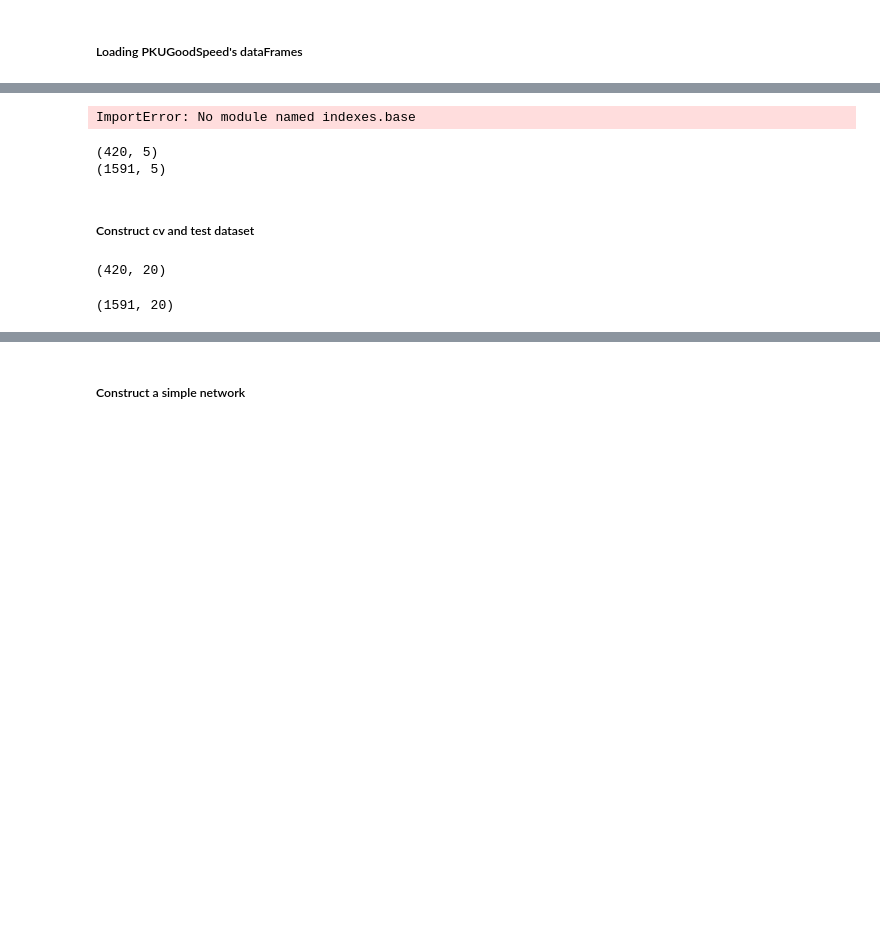
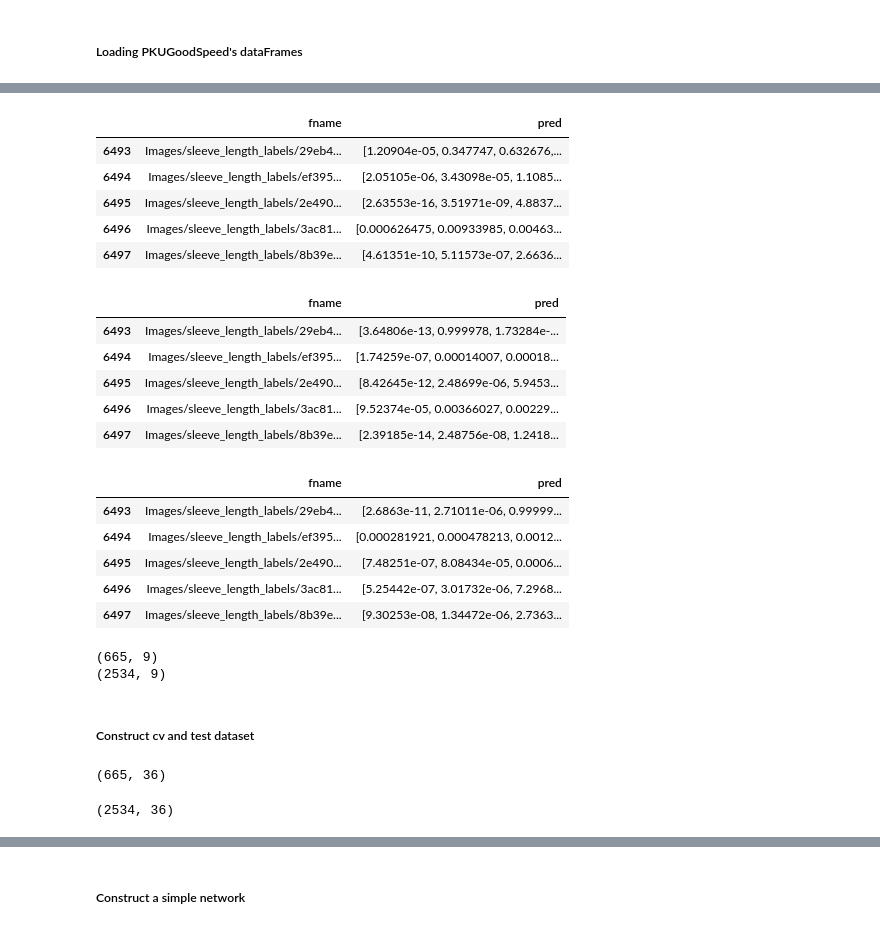
Before and after one commit to PKUGoodSpeed/FashionAiContest, a Jupyter notebook: ensemble/stacking_logic.ipynb, the cells around one changed output, grey strips where cells are left out. Drawn from its saved outputs; the diff is of its cells as text; code cells hidden in the pictures; blank space fills up the shorter version.

```diff
--- a/ensemble/stacking_logic.ipynb
+++ b/ensemble/stacking_logic.ipynb
@@ -45,22 +57,39 @@ ImportError: No module named indexes.base
 # %%
 tt2 = pd.read_pickle('../pkugoodspeed/output/inception/'+LABEL+'_test.pik')
 tt3 = pd.read_pickle('../pkugoodspeed/output/kerasresnet/'+LABEL+'_test.pik')
 tt4 = pd.read_pickle('../pkugoodspeed/output/xception/'+LABEL+'_test.pik')
-display(tt2[:3])
-display(tt3[:3])
-display(tt4[:3])
+display(tt2[:5])
+display(tt3[:5])
+display(tt4[:5])
 # %% [output]
-ImportError: No module named indexes.base
+|  | fname | pred |
+| 6493 | Images/sleeve_length_labels/29eb4... | [1.20904e-05, 0.347747, 0.632676,... |
+| 6494 | Images/sleeve_length_labels/ef395... | [2.05105e-06, 3.43098e-05, 1.1085... |
+| 6495 | Images/sleeve_length_labels/2e490... | [2.63553e-16, 3.51971e-09, 4.8837... |
+| 6496 | Images/sleeve_length_labels/3ac81... | [0.000626475, 0.00933985, 0.00463... |
+| 6497 | Images/sleeve_length_labels/8b39e... | [4.61351e-10, 5.11573e-07, 2.6636... |
+|  | fname | pred |
+| 6493 | Images/sleeve_length_labels/29eb4... | [3.64806e-13, 0.999978, 1.73284e-... |
+| 6494 | Images/sleeve_length_labels/ef395... | [1.74259e-07, 0.00014007, 0.00018... |
+| 6495 | Images/sleeve_length_labels/2e490... | [8.42645e-12, 2.48699e-06, 5.9453... |
+| 6496 | Images/sleeve_length_labels/3ac81... | [9.52374e-05, 0.00366027, 0.00229... |
+| 6497 | Images/sleeve_length_labels/8b39e... | [2.39185e-14, 2.48756e-08, 1.2418... |
+|  | fname | pred |
+| 6493 | Images/sleeve_length_labels/29eb4... | [2.6863e-11, 2.71011e-06, 0.99999... |
+| 6494 | Images/sleeve_length_labels/ef395... | [0.000281921, 0.000478213, 0.0012... |
+| 6495 | Images/sleeve_length_labels/2e490... | [7.48251e-07, 8.08434e-05, 0.0006... |
+| 6496 | Images/sleeve_length_labels/3ac81... | [5.25442e-07, 3.01732e-06, 7.2968... |
+| 6497 | Images/sleeve_length_labels/8b39e... | [9.30253e-08, 1.34472e-06, 2.7363... |
 # %%
-print cv1[['x0', 'x1', 'x2', 'x3', 'x4']].values.shape
-print tt1[['x0', 'x1', 'x2', 'x3', 'x4']].values.shape
+print cv1[['x0', 'x1', 'x2', 'x3', 'x4', 'x5', 'x6', 'x7', 'x8']].values.shape
+print tt1[['x0', 'x1', 'x2', 'x3', 'x4', 'x5', 'x6', 'x7', 'x8']].values.shape
 # %% [output]
-(420, 5)
-(1591, 5)
+(665, 9)
+(2534, 9)
 # %% [markdown]
 ##### Construct cv and test dataset
 # %%
-x_1 = cv1[['x0', 'x1', 'x2', 'x3', 'x4']].values
+x_1 = cv1[['x0', 'x1', 'x2', 'x3', 'x4', 'x5', 'x6', 'x7', 'x8']].values
 x_2 = np.array(cv2.pred.tolist())
 x_3 = np.array(cv3.pred.tolist())
 x_4 = np.array(cv4.pred.tolist())
@@ -68,9 +97,9 @@ assert x_1.shape == x_2.shape == x_3.shape == x_4.shape
 cv_x = np.concatenate([x_1, x_2, x_3, x_4], axis = -1)
 print cv_x.shape
 # %% [output]
-(420, 20)
+(665, 36)
 # %%
-xt_1 = tt1[['x0', 'x1', 'x2', 'x3', 'x4']].values
+xt_1 = tt1[['x0', 'x1', 'x2', 'x3', 'x4', 'x5', 'x6', 'x7', 'x8']].values
 xt_2 = np.array(tt2.pred.tolist())
 xt_3 = np.array(tt3.pred.tolist())
 xt_4 = np.array(tt4.pred.tolist())
@@ -78,7 +107,7 @@ assert xt_1.shape == xt_2.shape == xt_3.shape == xt_4.shape
 tt_x = np.concatenate([xt_1, xt_2, xt_3, xt_4], axis = -1)
 print tt_x.shape
 # %% [output]
-(1591, 20)
+(2534, 36)
 # %%
 cv_y = np.array(cv2.label.tolist())
 cls_y = cv_y.argmax(axis=-1)
```
Also changed, not shown: parts of 13 cells of this notebook, 27 other files.
